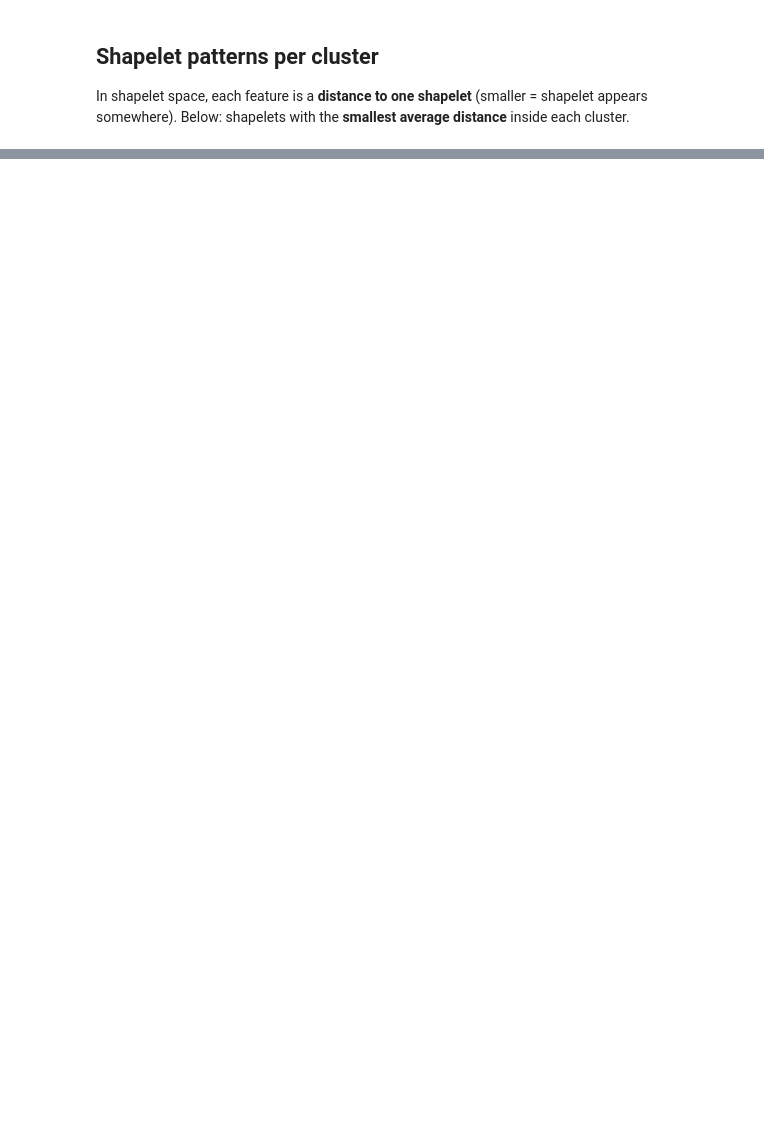
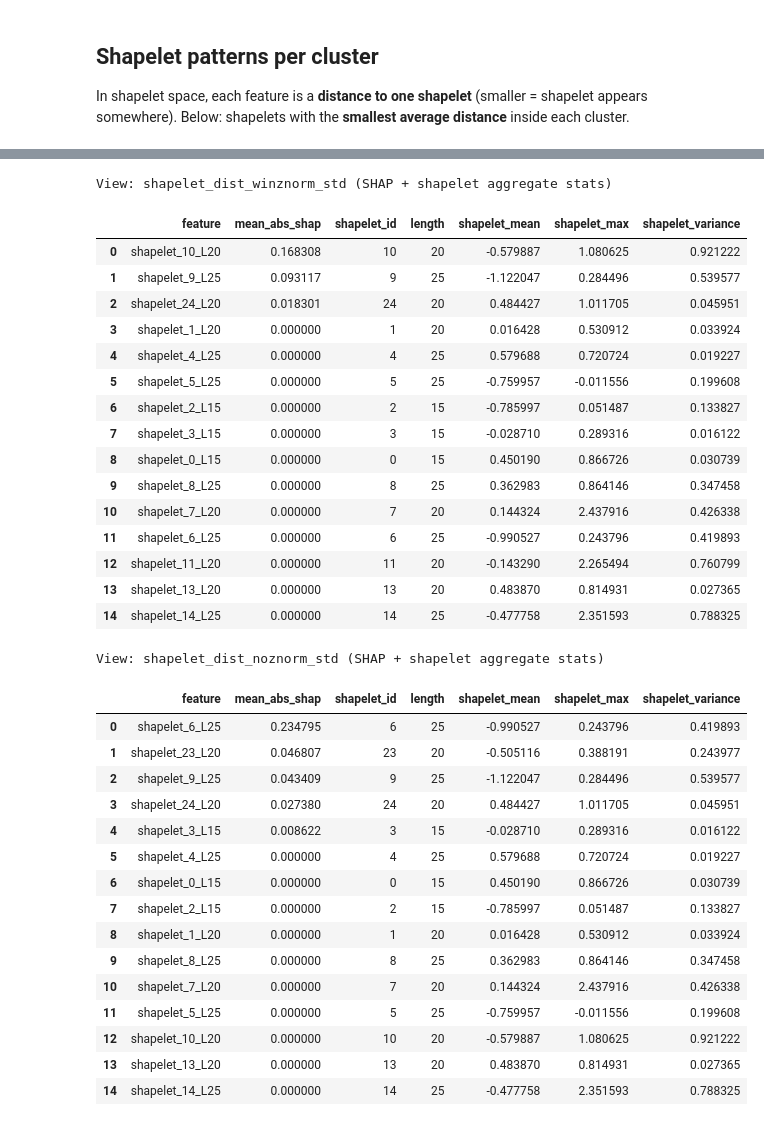
Before and after one commit to anpeata/xai-spatio-temporal, a Jupyter notebook: scripts/notebooks/kmeans_ecg200_shapelets.ipynb, the cells around one changed output, grey strips where cells are left out. Saved outputs shown, nothing was run; the diff lists cells and outputs as text; code cells hidden in the pictures; blank space fills up the shorter version.

Commit message:
Add shapelet stats notes and abductive explanations for ECG200 notebooks

```diff
--- a/scripts/notebooks/kmeans_ecg200_shapelets.ipynb
+++ b/scripts/notebooks/kmeans_ecg200_shapelets.ipynb
@@ -145,6 +151,9 @@ shapelet_meta = pd.DataFrame(
             'length': sh['length'],
             'source_row': sh['source_row'],
             'start': sh['start'],
+            'shapelet_mean': float(np.mean(sh['values'])),
+            'shapelet_max': float(np.max(sh['values'])),
+            'shapelet_variance': float(np.var(sh['values'], ddof=0)),
         }
         for sh in shapelets
     ]
@@ -739,0 +926,61 @@ if shap_available:
+# %%
+if not shap_available:
+    print('SHAP not available; skipping enriched SHAP-shapelet summary.')
+elif not shap_importance_by_view:
+    print('No SHAP outputs captured yet. Run the SHAP cell above first.')
+else:
+    shapelet_stats = shapelet_meta[[
+        'shapelet_id',
+        'length',
+        'shapelet_mean',
+        'shapelet_max',
+        'shapelet_variance',
+    ]].copy()
+
+    shap_shapelet_enriched_by_view = {}
+    for view_name, shap_df in shap_importance_by_view.items():
+        enriched_df = shap_df.copy()
+        enriched_df['shapelet_id'] = pd.to_numeric(
+            enriched_df['feature'].str.extract(r'shapelet_(\d+)_')[0],
+            errors='coerce',
+        ).astype('Int64')
+        enriched_df = enriched_df.merge(shapelet_stats, on='shapelet_id', how='left')
+        shap_shapelet_enriched_by_view[view_name] = enriched_df
+
+        print(f'\nView: {view_name} (SHAP + shapelet aggregate stats)')
+        display(enriched_df.head(15))
+# %% [output]
+View: shapelet_dist_winznorm_std (SHAP + shapelet aggregate stats)
+|  | feature | mean_abs_shap | shapelet_id | length | shapelet_mean | shapelet_max | shapelet_variance |
+| 0 | shapelet_10_L20 | 0.168308 | 10 | 20 | -0.579887 | 1.080625 | 0.921222 |
+| 1 | shapelet_9_L25 | 0.093117 | 9 | 25 | -1.122047 | 0.284496 | 0.539577 |
+| 2 | shapelet_24_L20 | 0.018301 | 24 | 20 | 0.484427 | 1.011705 | 0.045951 |
+| 3 | shapelet_1_L20 | 0.000000 | 1 | 20 | 0.016428 | 0.530912 | 0.033924 |
+| 4 | shapelet_4_L25 | 0.000000 | 4 | 25 | 0.579688 | 0.720724 | 0.019227 |
+| 5 | shapelet_5_L25 | 0.000000 | 5 | 25 | -0.759957 | -0.011556 | 0.199608 |
+| 6 | shapelet_2_L15 | 0.000000 | 2 | 15 | -0.785997 | 0.051487 | 0.133827 |
+| 7 | shapelet_3_L15 | 0.000000 | 3 | 15 | -0.028710 | 0.289316 | 0.016122 |
+| 8 | shapelet_0_L15 | 0.000000 | 0 | 15 | 0.450190 | 0.866726 | 0.030739 |
+| 9 | shapelet_8_L25 | 0.000000 | 8 | 25 | 0.362983 | 0.864146 | 0.347458 |
+| 10 | shapelet_7_L20 | 0.000000 | 7 | 20 | 0.144324 | 2.437916 | 0.426338 |
+| 11 | shapelet_6_L25 | 0.000000 | 6 | 25 | -0.990527 | 0.243796 | 0.419893 |
+| 12 | shapelet_11_L20 | 0.000000 | 11 | 20 | -0.143290 | 2.265494 | 0.760799 |
+| 13 | shapelet_13_L20 | 0.000000 | 13 | 20 | 0.483870 | 0.814931 | 0.027365 |
+| 14 | shapelet_14_L25 | 0.000000 | 14 | 25 | -0.477758 | 2.351593 | 0.788325 |
+View: shapelet_dist_noznorm_std (SHAP + shapelet aggregate stats)
+|  | feature | mean_abs_shap | shapelet_id | length | shapelet_mean | shapelet_max | shapelet_variance |
+| 0 | shapelet_6_L25 | 0.234795 | 6 | 25 | -0.990527 | 0.243796 | 0.419893 |
+| 1 | shapelet_23_L20 | 0.046807 | 23 | 20 | -0.505116 | 0.388191 | 0.243977 |
+| 2 | shapelet_9_L25 | 0.043409 | 9 | 25 | -1.122047 | 0.284496 | 0.539577 |
+| 3 | shapelet_24_L20 | 0.027380 | 24 | 20 | 0.484427 | 1.011705 | 0.045951 |
+| 4 | shapelet_3_L15 | 0.008622 | 3 | 15 | -0.028710 | 0.289316 | 0.016122 |
+| 5 | shapelet_4_L25 | 0.000000 | 4 | 25 | 0.579688 | 0.720724 | 0.019227 |
+| 6 | shapelet_0_L15 | 0.000000 | 0 | 15 | 0.450190 | 0.866726 | 0.030739 |
+| 7 | shapelet_2_L15 | 0.000000 | 2 | 15 | -0.785997 | 0.051487 | 0.133827 |
+| 8 | shapelet_1_L20 | 0.000000 | 1 | 20 | 0.016428 | 0.530912 | 0.033924 |
+| 9 | shapelet_8_L25 | 0.000000 | 8 | 25 | 0.362983 | 0.864146 | 0.347458 |
+| 10 | shapelet_7_L20 | 0.000000 | 7 | 20 | 0.144324 | 2.437916 | 0.426338 |
+| 11 | shapelet_5_L25 | 0.000000 | 5 | 25 | -0.759957 | -0.011556 | 0.199608 |
+| 12 | shapelet_10_L20 | 0.000000 | 10 | 20 | -0.579887 | 1.080625 | 0.921222 |
+| 13 | shapelet_13_L20 | 0.000000 | 13 | 20 | 0.483870 | 0.814931 | 0.027365 |
+| 14 | shapelet_14_L25 | 0.000000 | 14 | 25 | -0.477758 | 2.351593 | 0.788325 |
```
Also changed, not shown: parts of 14 cells of this notebook, 2 other files.
